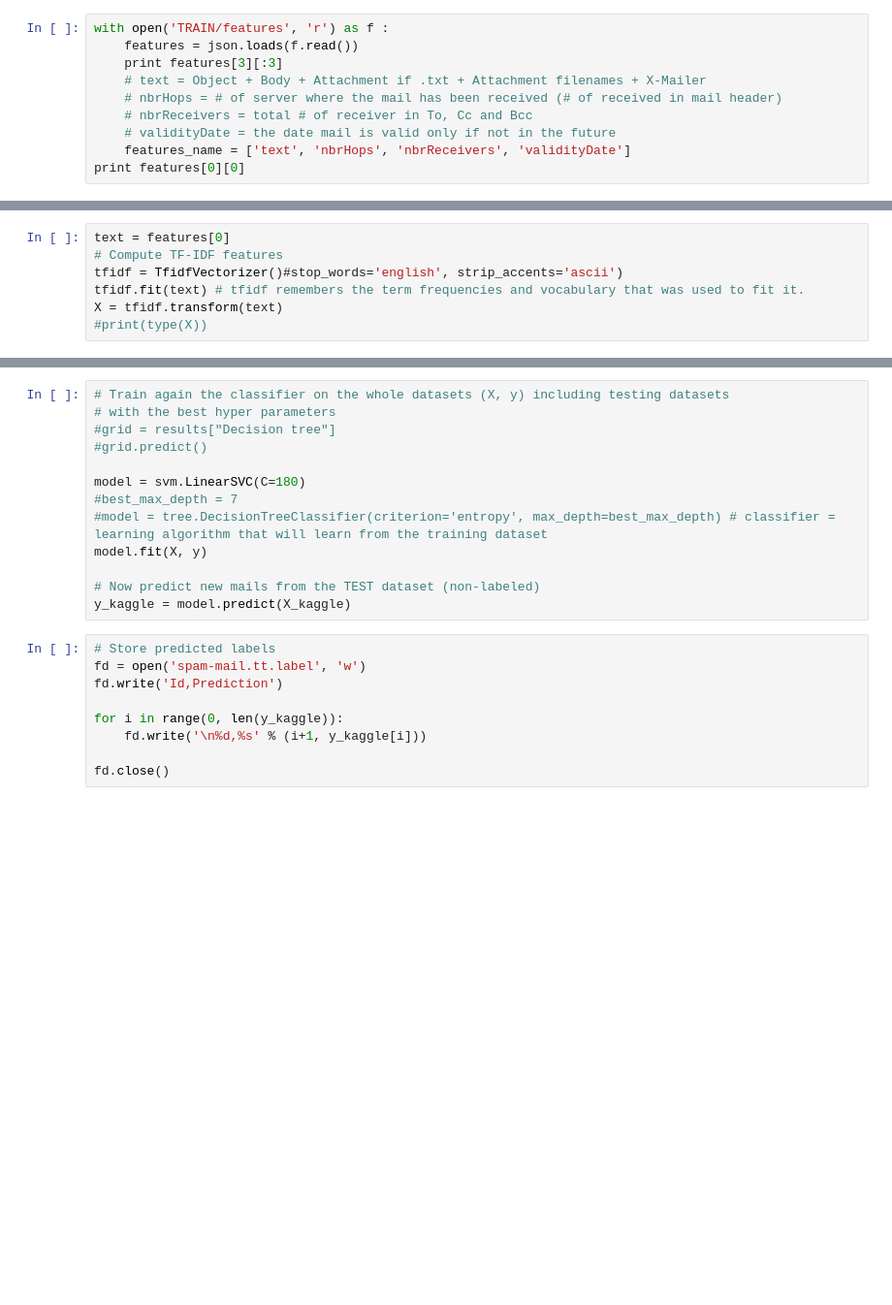
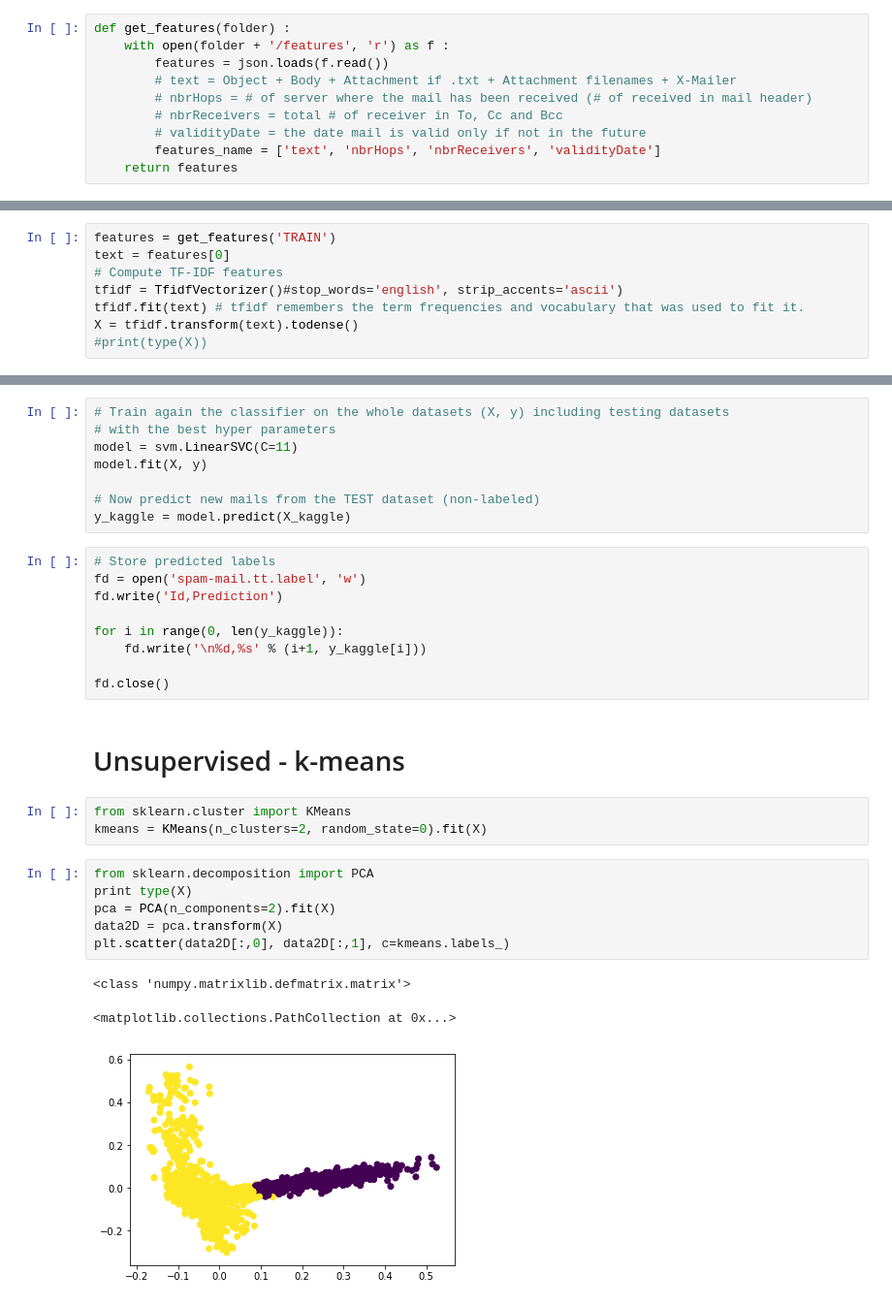
Before and after one commit to lminy/SpamDetector, a Jupyter notebook: SpamDetector.ipynb, the cells around one changed output, grey strips where cells are left out. Shown: that part at 97% size. Saved outputs shown, nothing was run; the diff lists cells and outputs as text; blank space fills up the shorter version.

Commit message:
Unsupervised learning - kmeans added. Test on Kaggle made with Stemmer in preprocessing

```diff
--- a/SpamDetector.ipynb
+++ b/SpamDetector.ipynb
@@ -34,12 +34,12 @@ with open('spam-mail.tr.label','rb') as f :
 class_names = ['Spam', 'Ham']
 #print y
 # %%
-with open('TRAIN/features', 'r') as f :
-    features = json.loads(f.read())
-    print features[3][:3]
-    # text = Object + Body + Attachment if .txt + Attachment filenames + X-Mailer
-    # nbrHops = # of server where the mail has been received (# of received in mail header)
-    # nbrReceivers = total # of receiver in To, Cc and Bcc
-    # validityDate = the date mail is valid only if not in the future
-    features_name = ['text', 'nbrHops', 'nbrReceivers', 'validityDate']
-print features[0][0]
+def get_features(folder) :
+    with open(folder + '/features', 'r') as f :
+        features = json.loads(f.read())
+        # text = Object + Body + Attachment if .txt + Attachment filenames + X-Mailer
+        # nbrHops = # of server where the mail has been received (# of received in mail header)
+        # nbrReceivers = total # of receiver in To, Cc and Bcc
+        # validityDate = the date mail is valid only if not in the future
+        features_name = ['text', 'nbrHops', 'nbrReceivers', 'validityDate']
+    return features
@@ -49,9 +46,10 @@
 # %%
+features = get_features('TRAIN')
 text = features[0]
 # Compute TF-IDF features
 tfidf = TfidfVectorizer()#stop_words='english', strip_accents='ascii')
 tfidf.fit(text) # tfidf remembers the term frequencies and vocabulary that was used to fit it.
-X = tfidf.transform(text)
+X = tfidf.transform(text).todense()
 #print(type(X))
 # %%
 # Divise dataset
@@ -281,12 +280,7 @@ X_kaggle = tfidf.transform(mails_kaggle)
 # %%
 # Train again the classifier on the whole datasets (X, y) including testing datasets
 # with the best hyper parameters
-#grid = results["Decision tree"]
-#grid.predict()
-
-model = svm.LinearSVC(C=180)
-#best_max_depth = 7
-#model = tree.DecisionTreeClassifier(criterion='entropy', max_depth=best_max_depth) # classifier = learning algorithm that will learn from the training dataset
+model = svm.LinearSVC(C=11)
 model.fit(X, y)
 
 # Now predict new mails from the TEST dataset (non-labeled)
@@ -300,3 +294,18 @@ for i in range(0, len(y_kaggle)):
     fd.write('\n%d,%s' % (i+1, y_kaggle[i]))
 
 fd.close()
+# %% [markdown]
+# Unsupervised - k-means
+# %%
+from sklearn.cluster import KMeans
+kmeans = KMeans(n_clusters=2, random_state=0).fit(X)
+# %%
+from sklearn.decomposition import PCA
+print type(X)
+pca = PCA(n_components=2).fit(X)
+data2D = pca.transform(X)
+plt.scatter(data2D[:,0], data2D[:,1], c=kmeans.labels_)
+# %% [output]
+<class 'numpy.matrixlib.defmatrix.matrix'>
+<matplotlib.collections.PathCollection at 0x...>
+[figure, added]
```
Also changed, not shown: parts of 7 cells of this notebook, 1 other file.
